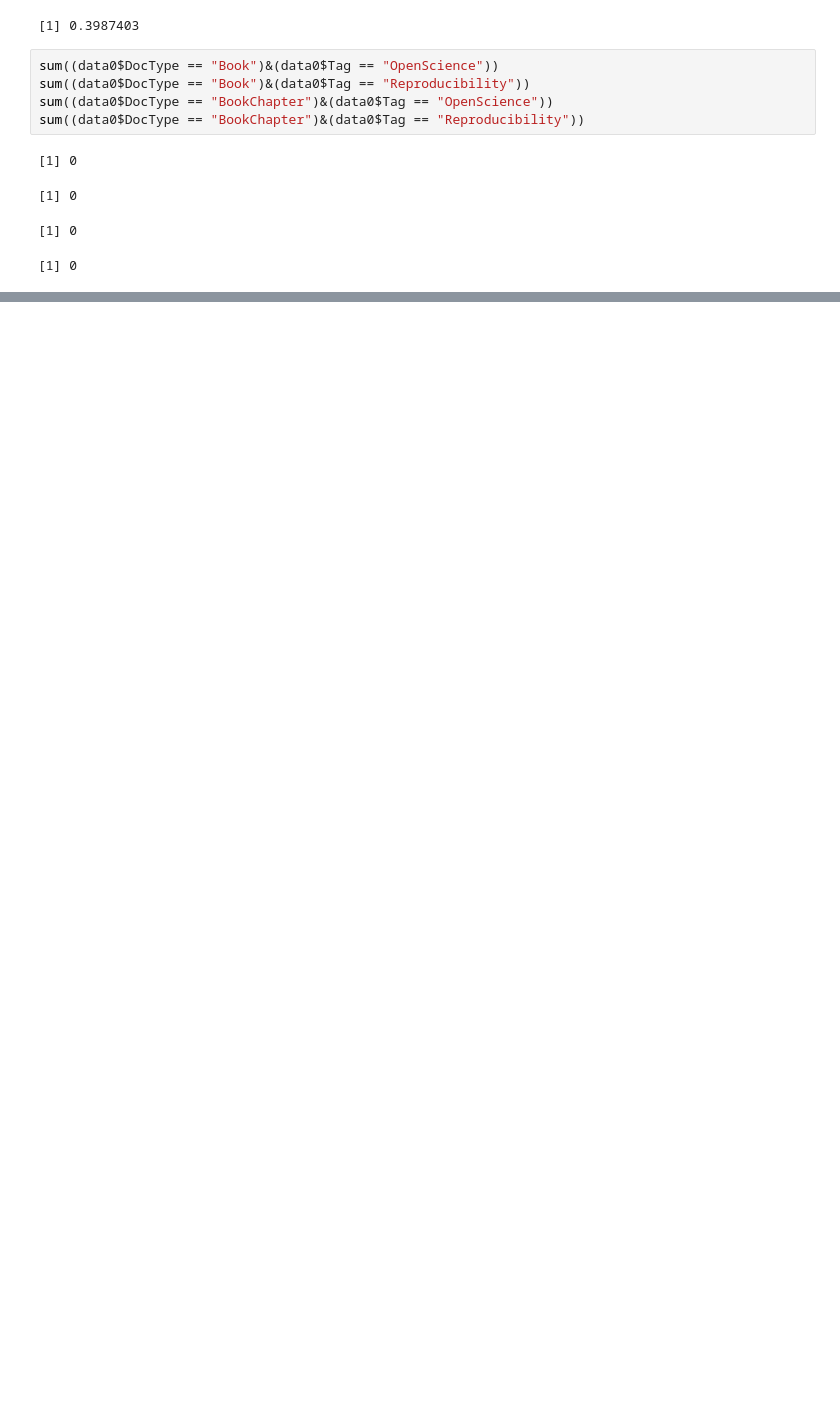
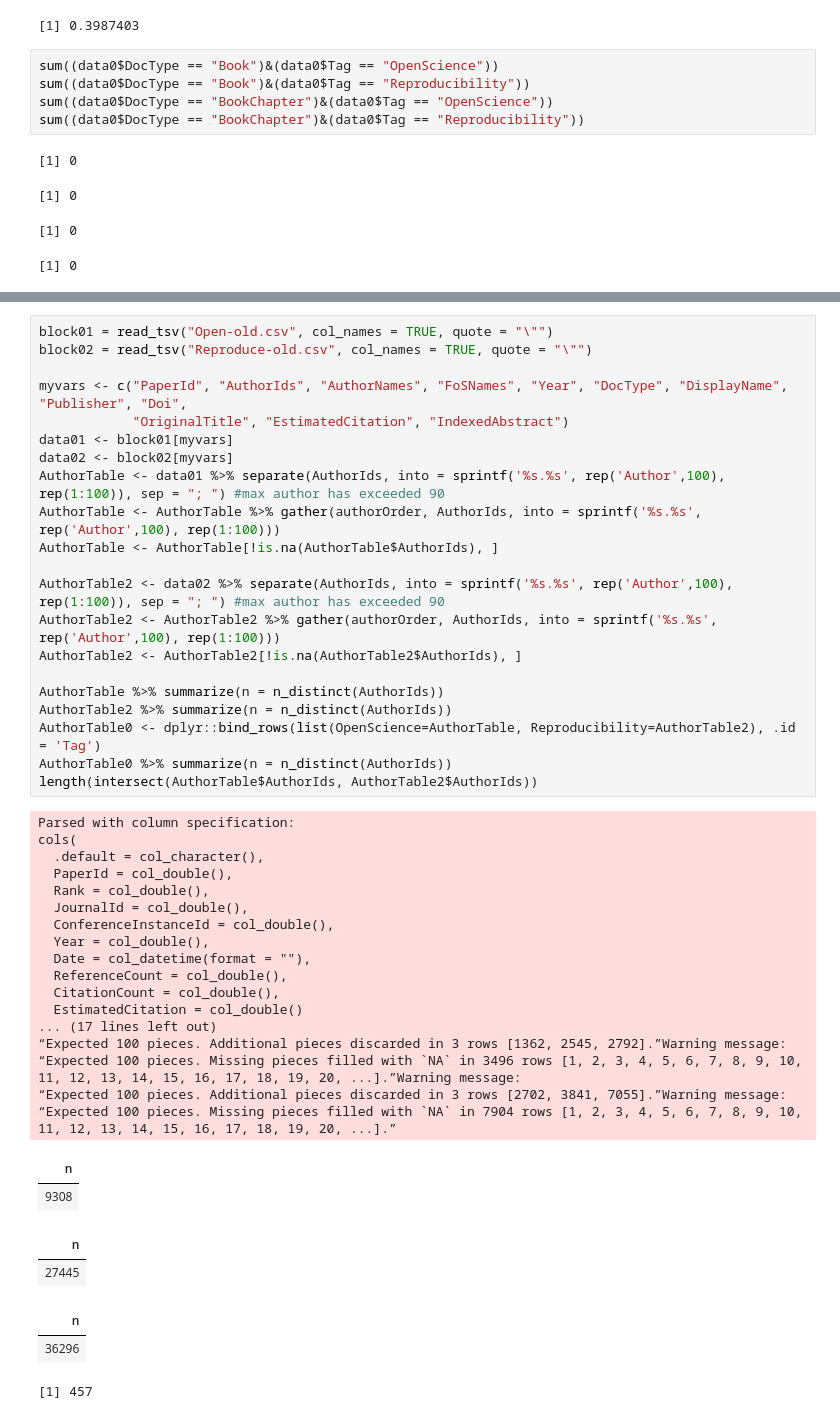
Before and after one commit to everyxs/openScience, a Jupyter notebook: code-data/dataTransformation.ipynb, the cells around one changed output, grey strips where cells are left out. Cells and saved outputs as stored; diff of their text form; blank space fills up the shorter version.

```diff
--- a/code-data/dataTransformation.ipynb
+++ b/code-data/dataTransformation.ipynb
@@ -309,0 +366,46 @@ See spec(...) for full column specifications.
+# %%
+block01 = read_tsv("Open-old.csv", col_names = TRUE, quote = "\"")
+block02 = read_tsv("Reproduce-old.csv", col_names = TRUE, quote = "\"")
+
+myvars <- c("PaperId", "AuthorIds", "AuthorNames", "FoSNames", "Year", "DocType", "DisplayName", "Publisher", "Doi",
+            "OriginalTitle", "EstimatedCitation", "IndexedAbstract")
+data01 <- block01[myvars]
+data02 <- block02[myvars]
+AuthorTable <- data01 %>% separate(AuthorIds, into = sprintf('%s.%s', rep('Author',100), rep(1:100)), sep = "; ") #max author has exceeded 90
+AuthorTable <- AuthorTable %>% gather(authorOrder, AuthorIds, into = sprintf('%s.%s', rep('Author',100), rep(1:100)))
+AuthorTable <- AuthorTable[!is.na(AuthorTable$AuthorIds), ]
+
+AuthorTable2 <- data02 %>% separate(AuthorIds, into = sprintf('%s.%s', rep('Author',100), rep(1:100)), sep = "; ") #max author has exceeded 90
+AuthorTable2 <- AuthorTable2 %>% gather(authorOrder, AuthorIds, into = sprintf('%s.%s', rep('Author',100), rep(1:100)))
+AuthorTable2 <- AuthorTable2[!is.na(AuthorTable2$AuthorIds), ]
+
+AuthorTable %>% summarize(n = n_distinct(AuthorIds))
+AuthorTable2 %>% summarize(n = n_distinct(AuthorIds))
+AuthorTable0 <- dplyr::bind_rows(list(OpenScience=AuthorTable, Reproducibility=AuthorTable2), .id = 'Tag')
+AuthorTable0 %>% summarize(n = n_distinct(AuthorIds))
+length(intersect(AuthorTable$AuthorIds, AuthorTable2$AuthorIds))
+# %% [output]
+Parsed with column specification:
+cols(
+  .default = col_character(),
+  PaperId = col_double(),
+  Rank = col_double(),
+  JournalId = col_double(),
+  ConferenceInstanceId = col_double(),
+  Year = col_double(),
+  Date = col_datetime(format = ""),
+  ReferenceCount = col_double(),
+  CitationCount = col_double(),
+  EstimatedCitation = col_double()
+... (17 lines left out)
+“Expected 100 pieces. Additional pieces discarded in 3 rows [1362, 2545, 2792].”Warning message:
+“Expected 100 pieces. Missing pieces filled with `NA` in 3496 rows [1, 2, 3, 4, 5, 6, 7, 8, 9, 10, 11, 12, 13, 14, 15, 16, 17, 18, 19, 20, ...].”Warning message:
+“Expected 100 pieces. Additional pieces discarded in 3 rows [2702, 3841, 7055].”Warning message:
+“Expected 100 pieces. Missing pieces filled with `NA` in 7904 rows [1, 2, 3, 4, 5, 6, 7, 8, 9, 10, 11, 12, 13, 14, 15, 16, 17, 18, 19, 20, ...].”
+| n |
+| 9308 |
+| n |
+| 27445 |
+| n |
+| 36296 |
+[1] 457
```
Also changed, not shown: parts of 17 cells of this notebook, 25 other files.
